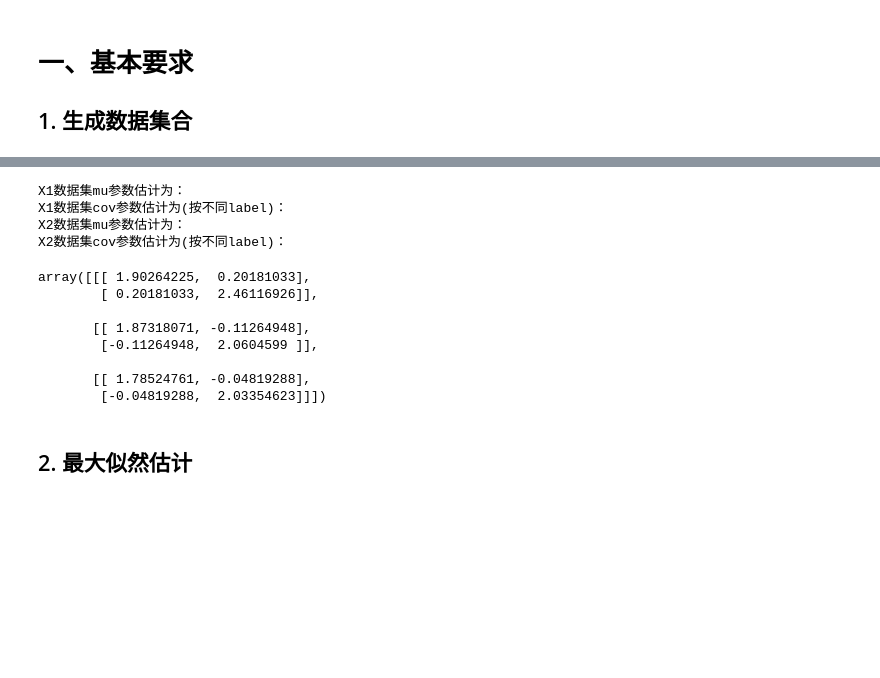
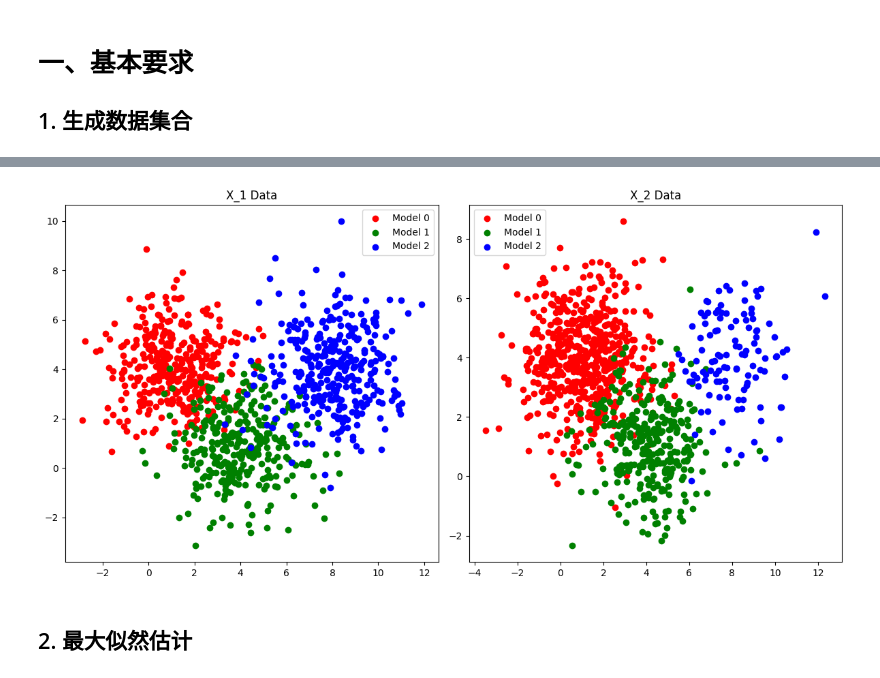
Before and after one commit to FlandreScarlet36/Machine_learning_labs, a Jupyter notebook: 实验三：参数&非参数估计/实验三：参数估计 & 非参数估计.ipynb, the cells around one changed output, grey strips where cells are left out. Saved outputs shown, nothing was run; the diff lists cells and outputs as text; code cells hidden in the pictures; blank space fills up the shorter version.

```diff
--- a/实验三：参数&非参数估计/实验三：参数估计 & 非参数估计.ipynb
+++ b/实验三：参数&非参数估计/实验三：参数估计 & 非参数估计.ipynb
@@ -165,35 +65,35 @@ X_2_part_3 = np.array(X_2_part_3)
-# %%
-# 利用极大似然估计进行参数估计
-mu_1_1,cov_1_1=LikelyHood(X_1_part_1[:,0:2])
-mu_1_2,cov_1_2=LikelyHood(X_1_part_2[:,0:2])
-mu_1_3,cov_1_3=LikelyHood(X_1_part_3[:,0:2])
-mean_1=np.array([list(mu_1_1),list(mu_1_2),list(mu_1_3)])
-cov_1=np.array([list(cov_1_1),list(cov_1_2),list(cov_1_3)])
-print("X1数据集mu参数估计为：")
-mean_1
-print("X1数据集cov参数估计为(按不同label)：")
-cov_1
-mu_2_1,cov_2_1=LikelyHood(X_2_part_1[:,0:2])
-mu_2_2,cov_2_2=LikelyHood(X_2_part_2[:,0:2])
-mu_2_3,cov_2_3=LikelyHood(X_2_part_3[:,0:2])
-mean_2=np.array([list(mu_2_1),list(mu_2_2),list(mu_2_3)])
-cov_2=np.array([list(cov_2_1),list(cov_2_2),list(cov_2_3)])
-print("X2数据集mu参数估计为：")
-mean_2
-print("X2数据集cov参数估计为(按不同label)：")
-cov_2
-# %% [output]
-X1数据集mu参数估计为：
-X1数据集cov参数估计为(按不同label)：
-X2数据集mu参数估计为：
-X2数据集cov参数估计为(按不同label)：
-array([[[ 1.90264225,  0.20181033],
-        [ 0.20181033,  2.46116926]],
-
-       [[ 1.87318071, -0.11264948],
-        [-0.11264948,  2.0604599 ]],
-
-       [[ 1.78524761, -0.04819288],
-        [-0.04819288,  2.03354623]]])
+# %%
+import matplotlib.pyplot as plt
+
+# 提取X_1和X_2中的数据和标签
+X_1_data = X_1[:, :2]
+X_1_labels = X_1[:, 2]
+X_2_data = X_2[:, :2]
+X_2_labels = X_2[:, 2]
+
+# 创建两个子图，分别表示X_1和X_2
+plt.figure(figsize=(12, 6))
+
+# 绘制X_1数据集
+plt.subplot(1, 2, 1)
+plt.scatter(X_1_data[X_1_labels == 0][:, 0], X_1_data[X_1_labels == 0][:, 1], c='r', label='Model 0')
+plt.scatter(X_1_data[X_1_labels == 1][:, 0], X_1_data[X_1_labels == 1][:, 1], c='g', label='Model 1')
+plt.scatter(X_1_data[X_1_labels == 2][:, 0], X_1_data[X_1_labels == 2][:, 1], c='b', label='Model 2')
+plt.title('X_1 Data')
+plt.legend()
+
+# 绘制X_2数据集
+plt.subplot(1, 2, 2)
+plt.scatter(X_2_data[X_2_labels == 0][:, 0], X_2_data[X_2_labels == 0][:, 1], c='r', label='Model 0')
+plt.scatter(X_2_data[X_2_labels == 1][:, 0], X_2_data[X_2_labels == 1][:, 1], c='g', label='Model 1')
+plt.scatter(X_2_data[X_2_labels == 2][:, 0], X_2_data[X_2_labels == 2][:, 1], c='b', label='Model 2')
+plt.title('X_2 Data')
+plt.legend()
+
+# 显示图形
+plt.tight_layout()
+plt.show()
+# %% [output]
+[figure, added]
 # %% [markdown]
 ## 2. 最大似然估计
```
Also changed, not shown: parts of 16 cells of this notebook.
